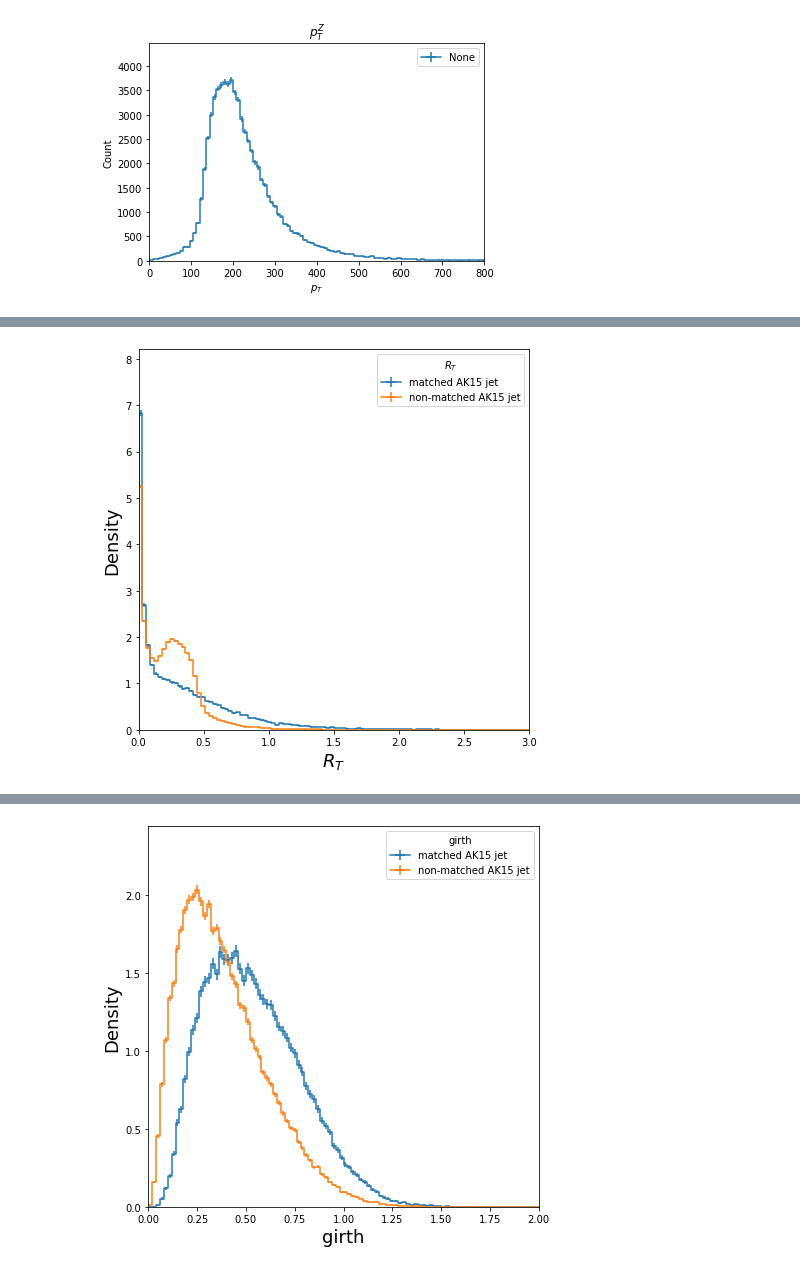
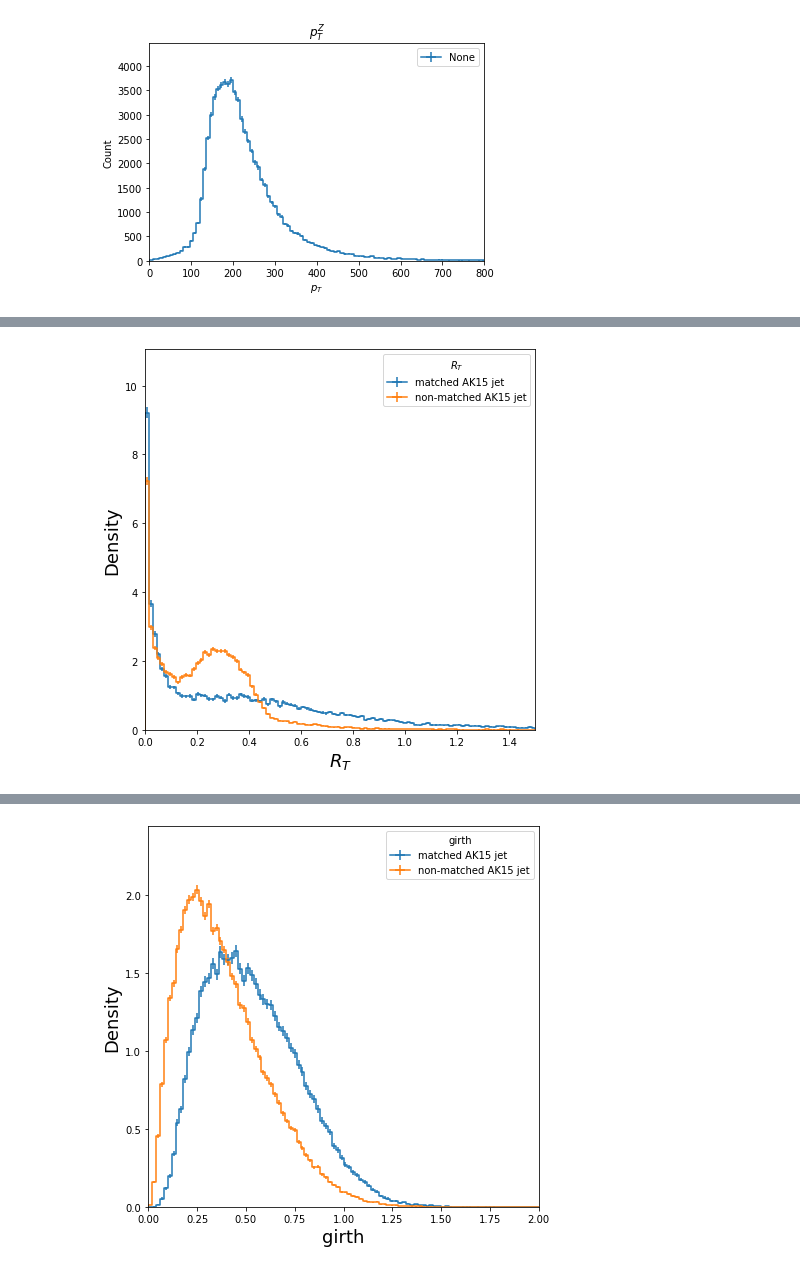
Before and after one commit to tklijnsma/svj-exploring, a Jupyter notebook: exploring.ipynb, the cells around one changed output, grey strips where cells are left out. Drawn from its saved outputs; the diff is of its cells as text; code cells hidden in the pictures.

```diff
--- a/exploring.ipynb
+++ b/exploring.ipynb
@@ -59,0 +79,3 @@ jets.counts.sum(): 72153
+# %%
+dark_quarks = get_branch(b'final_dark_quarks_p4')
+print(dark_quarks.shape)
@@ -59,0 +100,17 @@ jets.counts.sum(): 72153
+# %%
+fig, axs = plt.subplots(ncols=3, figsize=(18,6))
+
+drdq = hist.Hist("Count", hist.Bin("drdq", r"$\Delta R_{dark quarks}$", 100, 0., 10.))
+drdq.fill(drdq=dr_dark_quarks_flat)
+ax = hist.plot1d(drdq, ax=axs[2])
+ax.set_title(r"$\Delta R_{dark quarks}$")
+
+hist_deta = hist.Hist("Count", hist.Bin("deta", r"$\Delta \eta_{dark quarks}$", 100, -1.5*pi, 1.5*pi))
+hist_deta.fill(deta=deta_dark_quarks)
+ax = hist.plot1d(hist_deta, ax=axs[1])
+ax.set_title(r"$\Delta \eta_{dark quarks}$")
+
+hist_dphi = hist.Hist("Count", hist.Bin("dphi", r"$\Delta \phi_{dark quarks}$", 100, -1.1*pi, 1.1*pi))
+hist_dphi.fill(dphi=dphi_dark_quarks)
+ax = hist.plot1d(hist_dphi, ax=axs[0])
+ax.set_title(r"$\Delta \phi_{dark quarks}$")
@@ -59,0 +186,10 @@ jets.counts.sum(): 72153
+# %%
+maxdr = 2.0
+minpt = 100.
+selection = (get_branch(b'all_ak15jet').pt > minpt) & (dr_dark_quarks < maxdr)
+matched_selection = selection & is_matched
+nonmatched_selection = selection & (~is_matched)
+
+print('After selection:')
+print('ak15 jets from a Z\':   ', matched_selection[matched_selection].counts.sum())
+print('ak15 jets NOT from a Z\':', nonmatched_selection[nonmatched_selection].counts.sum())
@@ -60,12 +200,11 @@ jets.counts.sum(): 72153
 # %%
-minpt = 100.
-matched_select_pt = get_branch(b'matched_ak15jet').pt > minpt
-nonmatched_select_pt = (get_branch(b'all_ak15jet').pt > minpt) & (~is_matched)
-
 def get_matched_nonmatched_branches(varname):
-    matched_var = get_branch(b'matched_' + varname)[matched_select_pt]
-    nonmatched_var = get_branch(b'all_' + varname)[nonmatched_select_pt]
-    return matched_var, nonmatched_var
+    branch = get_branch(b'all_' + varname)
+    matched = branch[matched_selection]
+    nonmatched = branch[nonmatched_selection]
+    if matched.counts.sum() == 0: print('WARNING: Matched selection for "{0}" is zero'.format(varname))
+    if nonmatched.counts.sum() == 0: print('WARNING: Non-matched selection for "{0}" is zero'.format(varname))
+    return matched, nonmatched
 
 def plot_matched_nonmatched_branches(
         varname,
@@ -136,10 +277,10 @@ ax = plot_matched_nonmatched_branches('mt', mt_matched, mt_nonmatched, title=r'$
 # %%
 met = get_branch(b'met').pt
 rt_matched = met / mt_matched
 rt_nonmatched = met / mt_nonmatched
-ax = plot_matched_nonmatched_branches('rt', rt_matched, rt_nonmatched, title=r'$R_{T}$', xmax=3.)
+ax = plot_matched_nonmatched_branches('rt', rt_matched, rt_nonmatched, title=r'$R_{T}$', xmax=1.5)
 # %% [output]
-[figure, old version]
+[figure, new version]
 # %%
 jets_matched, jets_nonmatched = get_matched_nonmatched_branches(b'ak15jet')
 jetmass_matched = np.array([float(j.mass) for j in jets_matched.flatten() if j.mag2 >= 0.])
```
Also changed, not shown: parts of 15 cells of this notebook.
